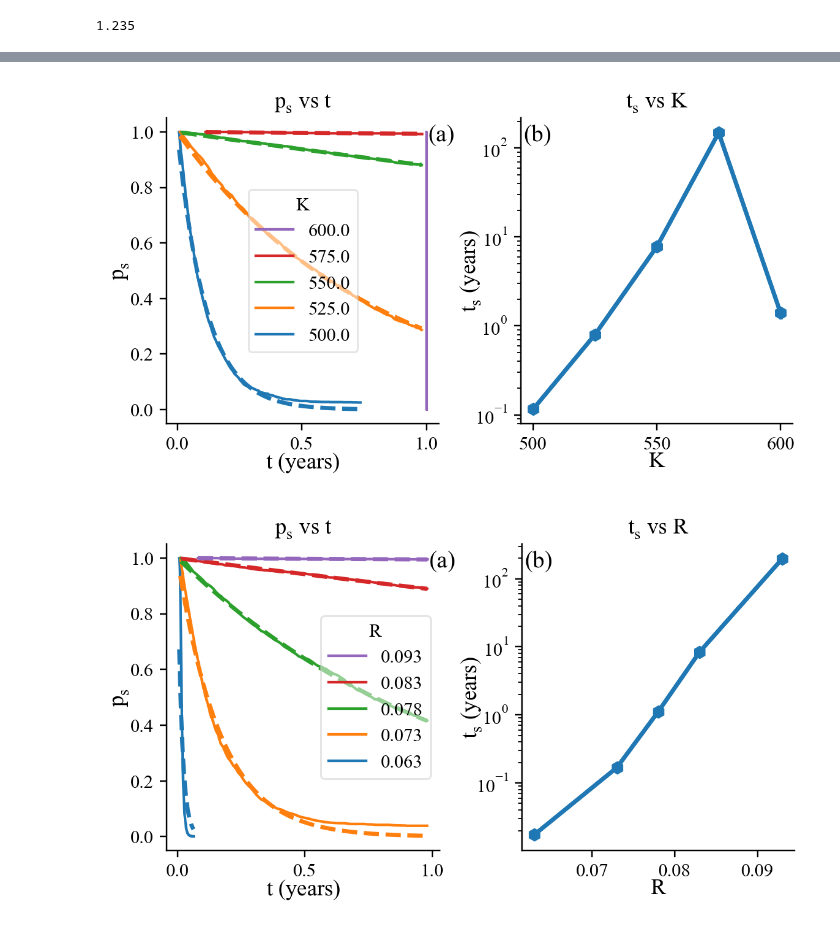
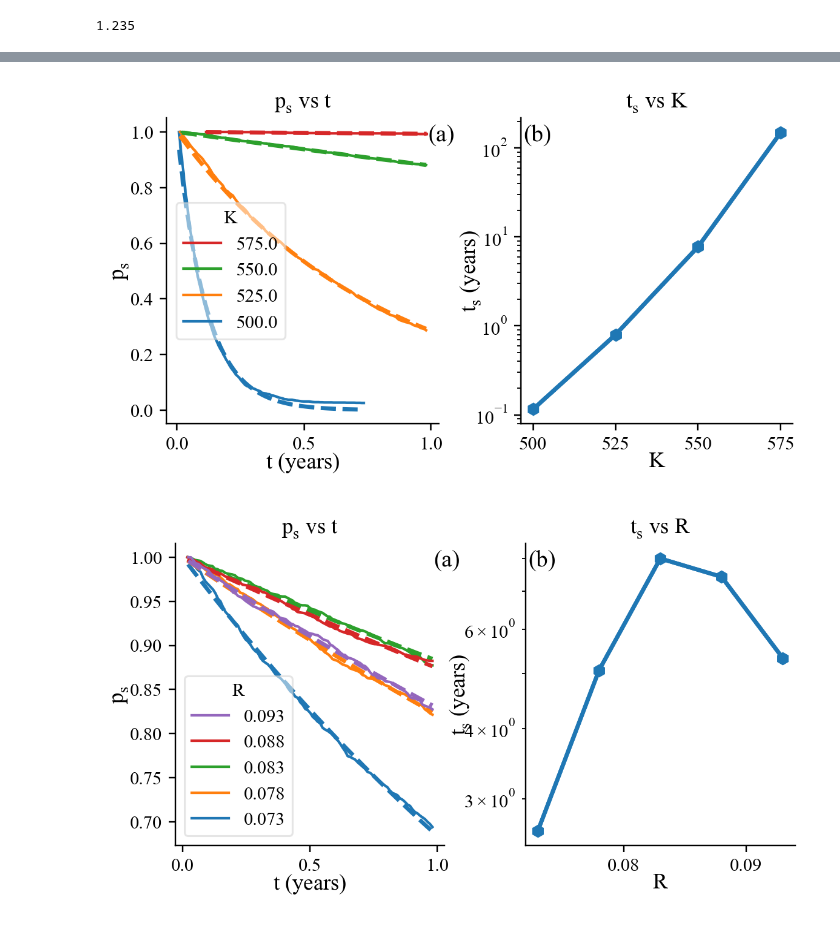
Before and after one commit to patricksinclair/multispecies_postprocessing, a Jupyter notebook: geno_distbs/varying_susceps/ttf_analyser.ipynb, the cells around one changed output, grey strips where cells are left out. Cells and saved outputs as stored; diff of their text form; code cells hidden in the pictures.

```diff
--- a/geno_distbs/varying_susceps/ttf_analyser.ipynb
+++ b/geno_distbs/varying_susceps/ttf_analyser.ipynb
@@ -19,8 +21,8 @@ rImm_vals = rImm_vals[::-1]
 cmax_session2_string = "session-2"
 rImm_session2_string = "-session2"
 
-g_max_vals = [0.063, 0.073, 0.078, 0.083, 0.093]
-K_vals = [500, 525, 550, 575, 600] #[350, 450, 550, 650, 750]
+g_max_vals = [0.073, 0.078, 0.083, 0.088, 0.093]
+K_vals = [500, 525, 550, 575] #[350, 450, 550, 650, 750]
 det_ratio_vals = [dr for dr in np.arange(0.2, 0.24+0.01, 0.01)]
 pc_res_vals = [14., 15., 16.]
 # %%
@@ -103,7 +105,7 @@ ttf_16pcres_vs_rImm = getListOfDataFramesForModelParam("time_to_failure_data_vs_
 # %%
 ttf_vs_pc_res = [ttf_14pcres_vs_cmax[-2], ttf_15pcres_vs_cmax[-2], ttf_16pcres_vs_cmax[-2]] # get the different % resistant runs. [-2] is the index of the default c_max vals
 # %%
-ttf_14pcres_vs_g_max = getListOfDataFramesForModelParam("time_to_failure_vs_g_max_OLD", "g_max", 14, g_max_vals, n_sig_figs=3)
+ttf_14pcres_vs_g_max = getListOfDataFramesForModelParam("time_to_failure_vs_g_max", "g_max", 14, g_max_vals, n_sig_figs=3)
 ttf_14pcres_vs_K = getListOfDataFramesForModelParam("time_to_failure_vs_K", "K", 14, K_vals, n_sig_figs=3)
 ttf_14pcres_vs_det_ratio = getListOfDataFramesForModelParam("time_to_failure_vs_deterioration_ratio", "deterioration_ratio", 14, det_ratio_vals, n_sig_figs=3)
 # %%
@@ -301,22 +303,22 @@ def plot_fitSlopes_and_failRate(ttf_df_list, variable_vals, variable_name, filen
 # %%
 # ttf_15pc_cmax = plot_fitSlopes_and_failRate(ttf_15pcres_vs_cmax, cmax_vals, "$c_{\max}$", "ttf_plots_15pcres_vs_cmax")
 # ttf_16pc_cmax = plot_fitSlopes_and_failRate(ttf_16pcres_vs_cmax, cmax_vals, "$c_{\max}$", "ttf_plots_16pcres_vs_cmax")
 #print(ttf_14pc)
-ttf_14pc_cmax       = plot_fitSlopes_and_failRate(ttf_14pcres_vs_cmax, cmax_vals,           "$c_{max}$", "ttf_plots_14pcres_vs_cmax")
+ttf_14pc_cmax       = plot_fitSlopes_and_failRate(ttf_14pcres_vs_cmax, cmax_vals,           "$c_{max}$",   "ttf_plots_14pcres_vs_cmax")
 ttf_14pc_detRatio   = plot_fitSlopes_and_failRate(ttf_14pcres_vs_det_ratio, det_ratio_vals, "$r_{det}/R$", "ttf_plots_det_ratio", letter_in_top=True, n_sig_figs=3)
 ttf_pc_res          = plot_fitSlopes_and_failRate(ttf_vs_pc_res, pc_res_vals,               "% resistant", "ttf_plots_pc_res", letter_in_top=False, n_sig_figs=3)
-ttf_14pc_K          = plot_fitSlopes_and_failRate(ttf_14pcres_vs_K, K_vals,                 "$K$", "ttf_plots_14pcres_vs_K", letter_in_top=True, n_sig_figs=4)
-ttf_14pc_gMax       = plot_fitSlopes_and_failRate(ttf_14pcres_vs_g_max, g_max_vals,         "$R$", "ttf_plots_14pcres_vs_gMax", letter_in_top=True, n_sig_figs=3)
-ttf_14pc_rImm       = plot_fitSlopes_and_failRate(ttf_14pcres_vs_rImm, rImm_vals,           "$r_{imm}$", "ttf_plots_14pcres_vs_rImm", letter_in_top=False, n_sig_figs=3)
+ttf_14pc_K          = plot_fitSlopes_and_failRate(ttf_14pcres_vs_K, K_vals,                 "$K$",         "ttf_plots_14pcres_vs_K", letter_in_top=True, n_sig_figs=4)
+ttf_14pc_gMax       = plot_fitSlopes_and_failRate(ttf_14pcres_vs_g_max, g_max_vals,         "$R$",         "ttf_plots_14pcres_vs_gMax", letter_in_top=True, n_sig_figs=3)
+ttf_14pc_rImm       = plot_fitSlopes_and_failRate(ttf_14pcres_vs_rImm, rImm_vals,           "$r_{imm}$",   "ttf_plots_14pcres_vs_rImm", letter_in_top=False, n_sig_figs=3)
 
 # make a list of the ttf_vs_x_params
-ttf_vs_x_list = [ttf_14pc_cmax, ttf_14pc_detRatio, ttf_pc_res, ttf_14pc_K, ttf_14pc_gMax, ttf_14pc_rImm]
+ttf_vs_x_list = [ttf_14pc_cmax, ttf_pc_res, ttf_14pc_rImm, ttf_14pc_detRatio, ttf_14pc_K, ttf_14pc_gMax]
 # %% [output]
 [figure]
 [figure]
 [figure]
-[figure, old version]
+[figure, new version]
-[figure, old version]
+[figure, new version]
 [figure]
 # %%
 def plot_ttf_vs_x_param(ttf_vs_x_param_list):
```
Also changed, not shown: parts of 3 cells of this notebook.
